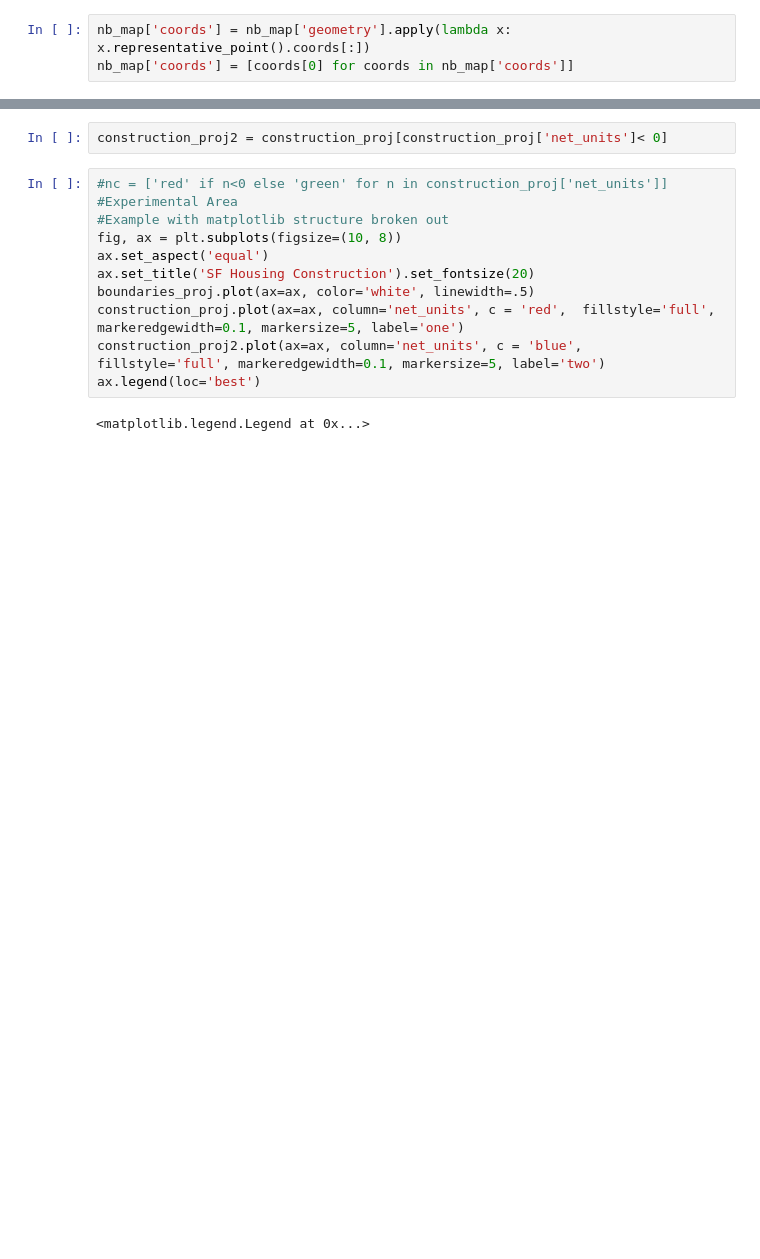
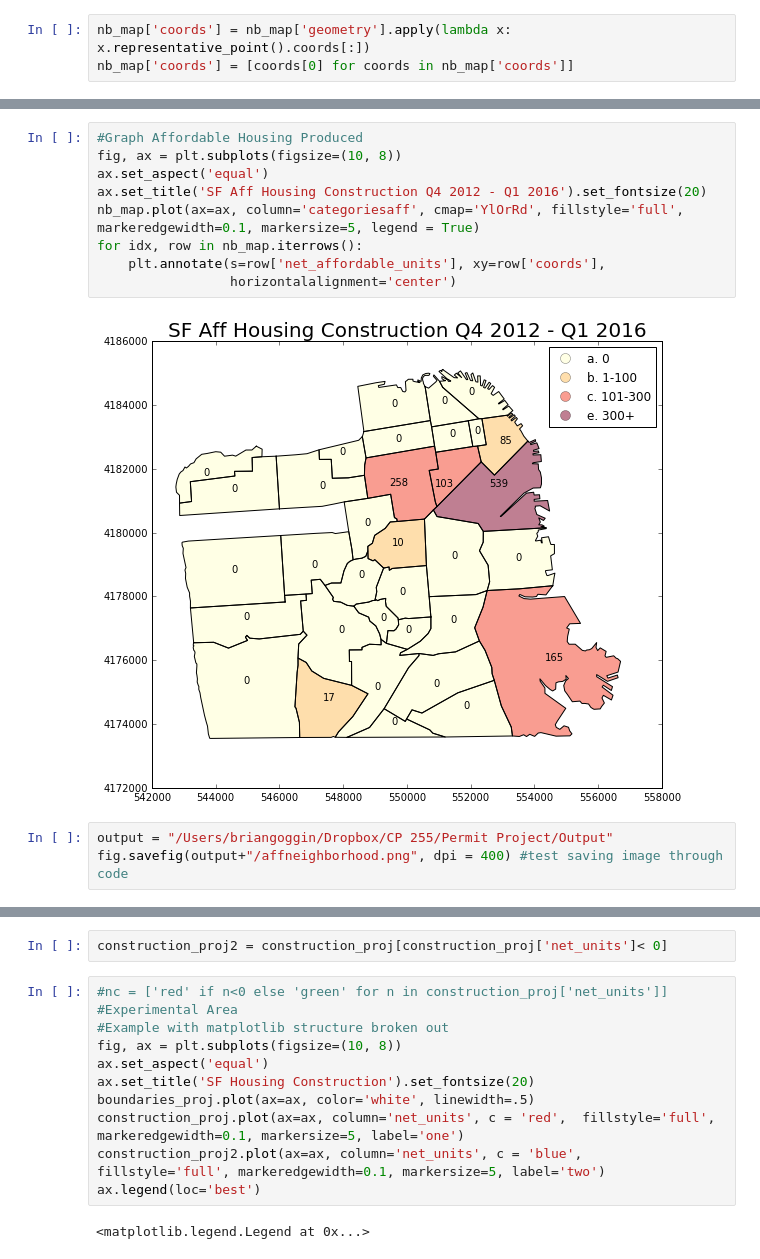
Before and after one commit to brgoggin/SF-Building-Permit-Data, a Jupyter notebook: Goggin-Brian-Exercise-10.ipynb, the cells around one changed output, grey strips where cells are left out. Cells and saved outputs as stored; diff of their text form; blank space fills up the shorter version.

```diff
--- a/Goggin-Brian-Exercise-10.ipynb
+++ b/Goggin-Brian-Exercise-10.ipynb
@@ -299,0 +362,14 @@ nb_map['coords'] = [coords[0] for coords in nb_map['coords']]
+# %%
+#Graph Affordable Housing Produced
+fig, ax = plt.subplots(figsize=(10, 8))
+ax.set_aspect('equal')
+ax.set_title('SF Aff Housing Construction Q4 2012 - Q1 2016').set_fontsize(20)
+nb_map.plot(ax=ax, column='categoriesaff', cmap='YlOrRd', fillstyle='full', markeredgewidth=0.1, markersize=5, legend = True)
+for idx, row in nb_map.iterrows():
+    plt.annotate(s=row['net_affordable_units'], xy=row['coords'],
+                 horizontalalignment='center')
+# %% [output]
+[figure, added]
+# %%
+output = "/Users/briangoggin/Dropbox/CP 255/Permit Project/Output"
+fig.savefig(output+"/affneighborhood.png", dpi = 400) #test saving image through code
```
Also changed, not shown: parts of 32 cells of this notebook, 3 other files.
